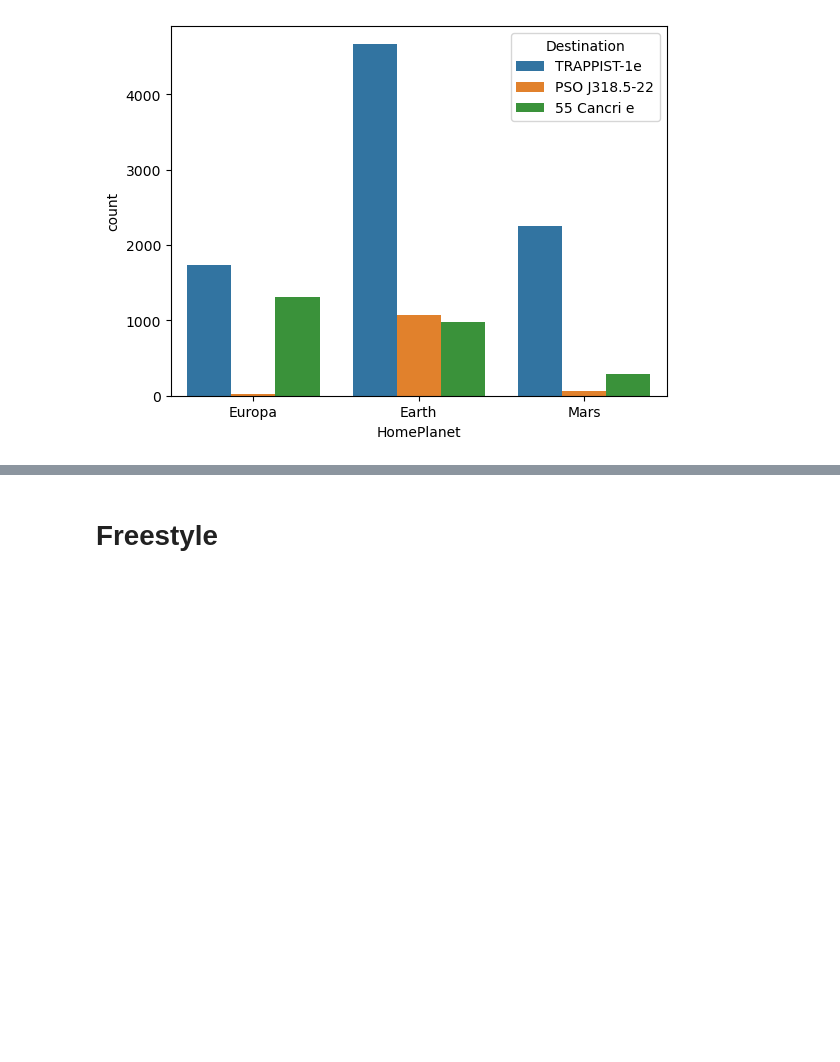
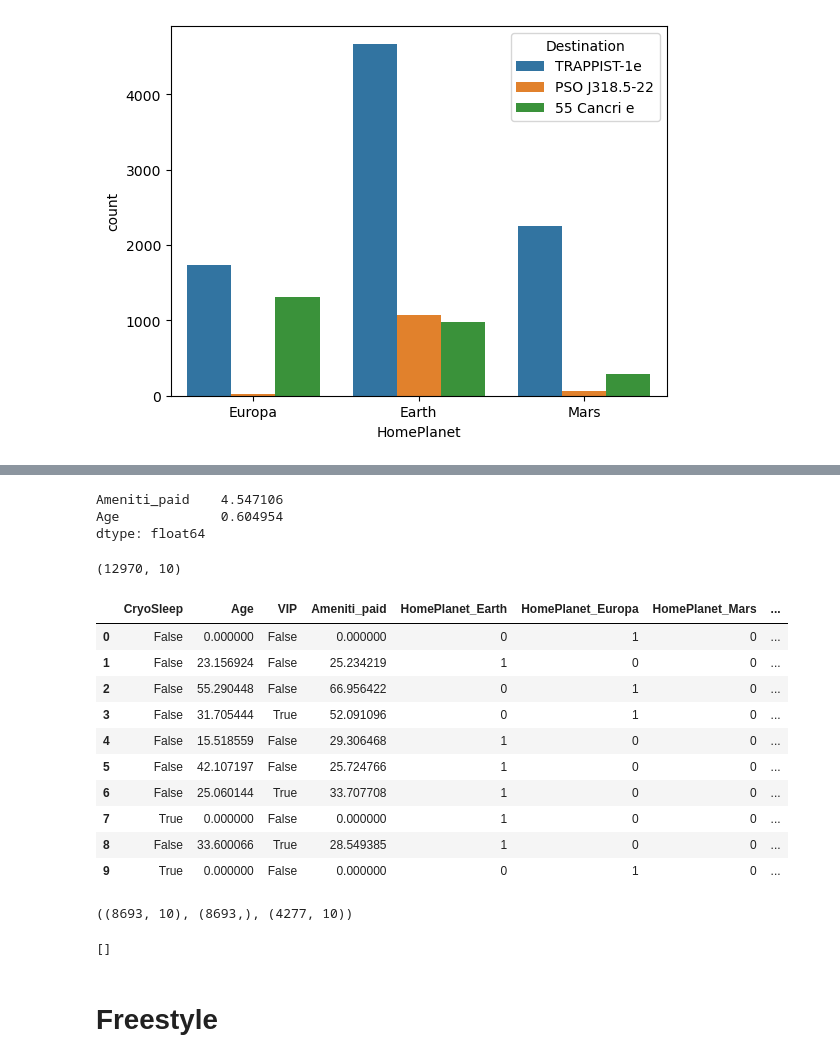
Before and after one commit to yunmokoo/Kaggle_Testing, a Jupyter notebook: spaceship-titanic-aug-30.ipynb, the cells around one changed output, grey strips where cells are left out. Saved outputs shown, nothing was run; the diff lists cells and outputs as text; code cells hidden in the pictures; blank space fills up the shorter version.

```diff
--- a/spaceship-titanic-aug-30.ipynb
+++ b/spaceship-titanic-aug-30.ipynb
@@ -109,3 +110,5 @@ Age             141
 VIP             296
 Ameniti_paid      0
 dtype: int64
+# %%
+features['VIP'] = np.where((features['Age'] >= 25) & (features['Age'] <= 38), True, False)
@@ -113,0 +149,41 @@ features['']
+# %%
+from scipy.stats import skew, boxcox_normmax
+
+from scipy.special import boxcox1p
+
+num2 = []
+for i in features.columns:
+    if features[i].dtype in ['float64']:
+        num2.append(i)
+skew_features = features[num2].apply(lambda x: skew(x)).sort_values(ascending=False)
+# %%
+skew_features
+# %% [output]
+Ameniti_paid    4.547106
+Age             0.604954
+dtype: float64
+# %%
+high_skew = skew_features[skew_features > 0.5]
+skew_index = high_skew.index
+
+for i in skew_index:
+    features[i] = boxcox1p(features[i], boxcox_normmax(features[i]+1))
+# %%
+final_features = pd.get_dummies(features).reset_index(drop=True)
+final_features.shape
+# %% [output]
+(12970, 10)
+# %%
+final_features.head(10)
+# %% [output]
+|  | CryoSleep | Age | VIP | Ameniti_paid | HomePlanet_Earth | HomePlanet_Europa | HomePlanet_Mars | ... |
+| 0 | False | 0.000000 | False | 0.000000 | 0 | 1 | 0 | ... |
+| 1 | False | 23.156924 | False | 25.234219 | 1 | 0 | 0 | ... |
+| 2 | False | 55.290448 | False | 66.956422 | 0 | 1 | 0 | ... |
+| 3 | False | 31.705444 | True | 52.091096 | 0 | 1 | 0 | ... |
+| 4 | False | 15.518559 | False | 29.306468 | 1 | 0 | 0 | ... |
+| 5 | False | 42.107197 | False | 25.724766 | 1 | 0 | 0 | ... |
+| 6 | False | 25.060144 | True | 33.707708 | 1 | 0 | 0 | ... |
+| 7 | True | 0.000000 | False | 0.000000 | 1 | 0 | 0 | ... |
+| 8 | False | 33.600066 | True | 28.549385 | 1 | 0 | 0 | ... |
+| 9 | True | 0.000000 | False | 0.000000 | 0 | 1 | 0 | ... |
@@ -114,3 +192,21 @@ features['']
+# %%
+X = final_features.iloc[:len(y),:]
+X_sub = final_features.iloc[len(y):,:]
+X.shape, y.shape, X_sub.shape
+# %% [output]
+((8693, 10), (8693,), (4277, 10))
+# %%
+overfit = []
+for i in X.columns:
+    counts = X[i].value_counts()
+    zeros = counts.iloc[0]
+    if zeros / len(X) * 100 > 99.94:
+        overfit.append(i)
+
+overfit = list(overfit)
+overfit
+# %% [output]
+[]
 # %% [markdown]
 # Freestyle
 # %%
```
Also changed, not shown: parts of 6 cells of this notebook.
